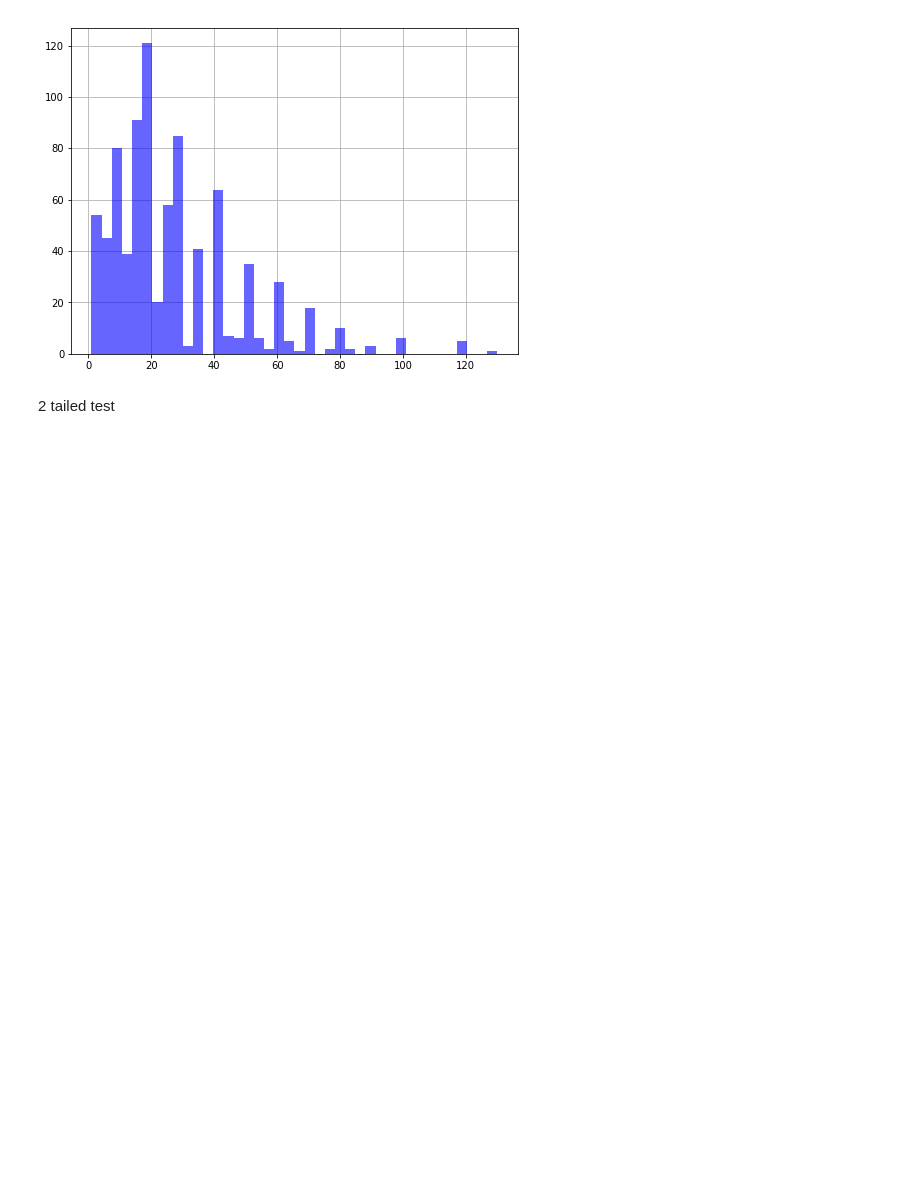
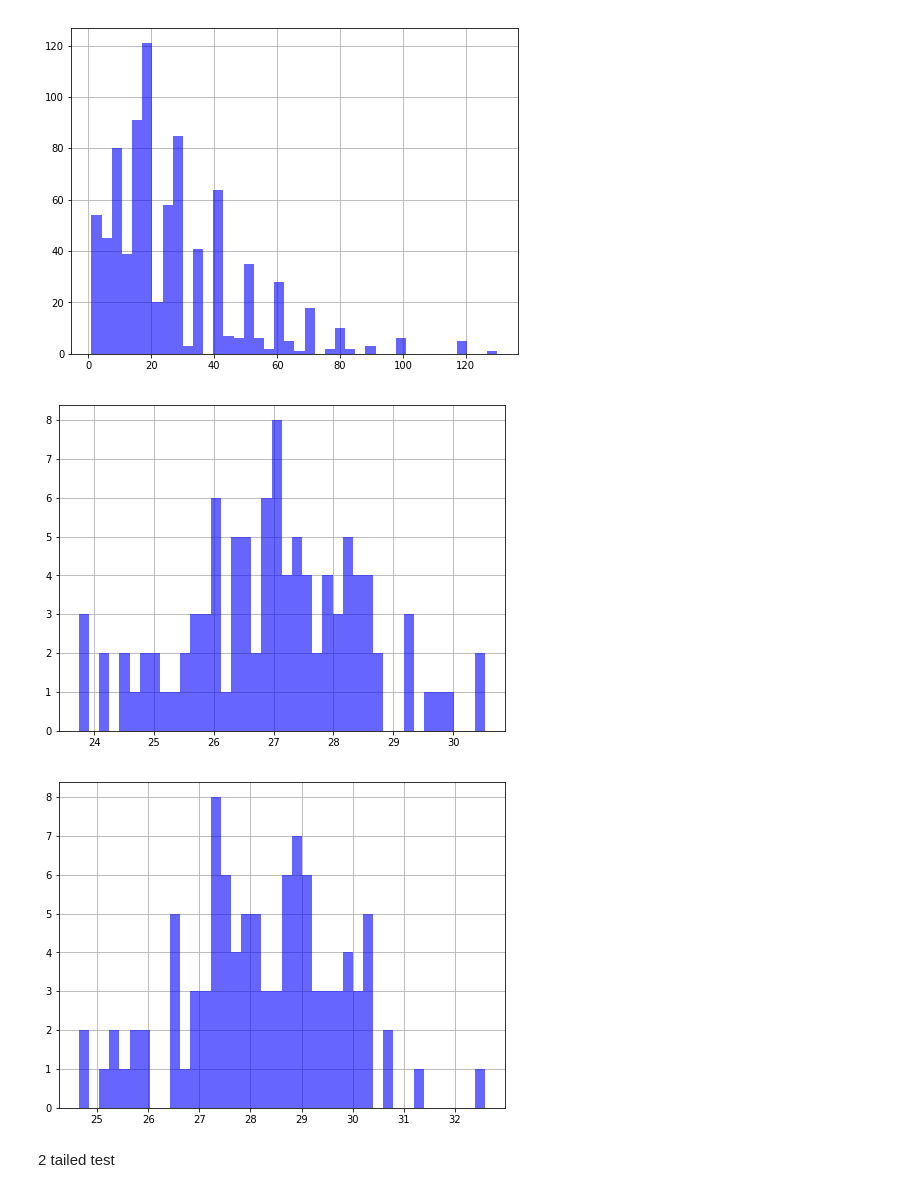
Before and after one commit to Oseland84/dsc-2-final-project-online-ds-ft-041519, a Jupyter notebook: student.ipynb, the cells around one changed output. Cells and saved outputs as stored; diff of their text form; code cells hidden in the pictures; blank space fills up the shorter version.

```diff
--- a/student.ipynb
+++ b/student.ipynb
@@ -341,6 +341,12 @@ make_dist(experimental)
 # %% [output]
 [figure]
 [figure]
+# %%
+make_dist(bootstrap(control, 100))
+make_dist(bootstrap(experimental, 100))
+# %% [output]
+[figure, added]
+[figure, added]
 # %% [markdown]
 2 tailed test
 # %%
```
Also changed, not shown: parts of 3 cells of this notebook.
